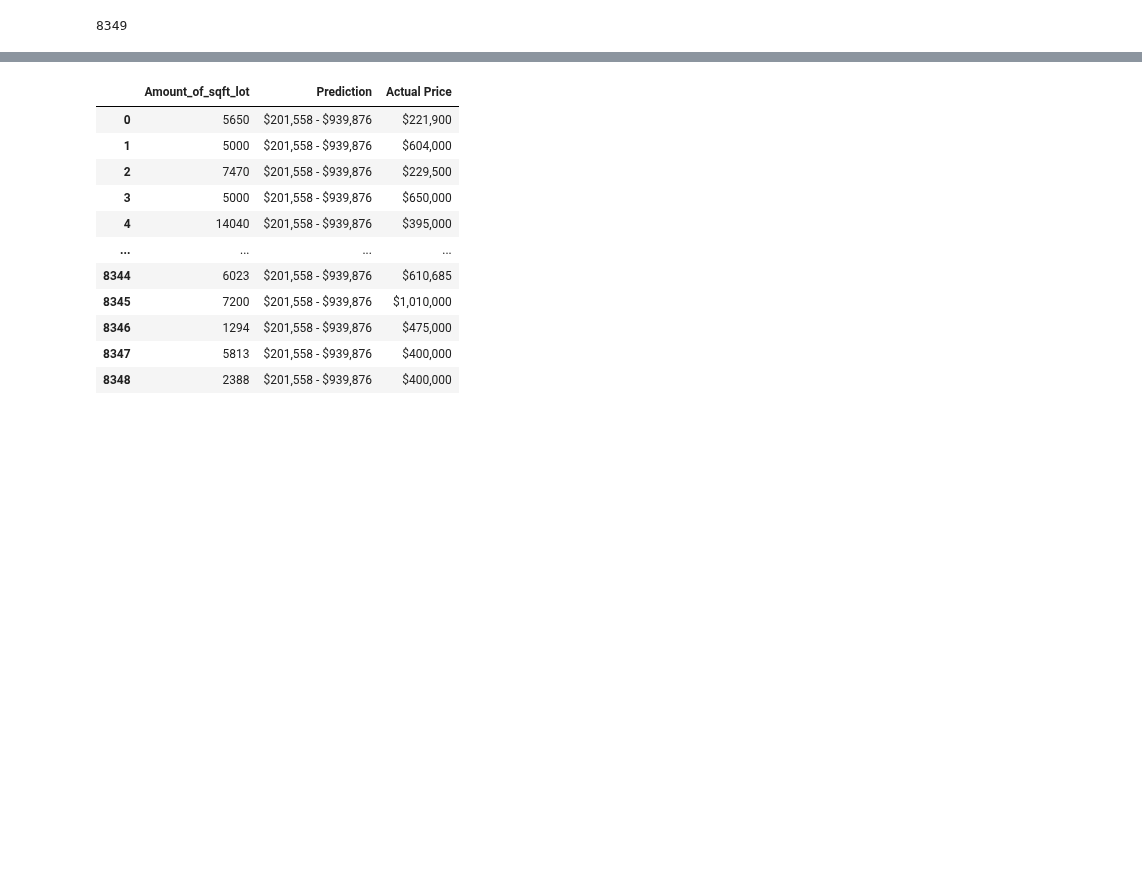
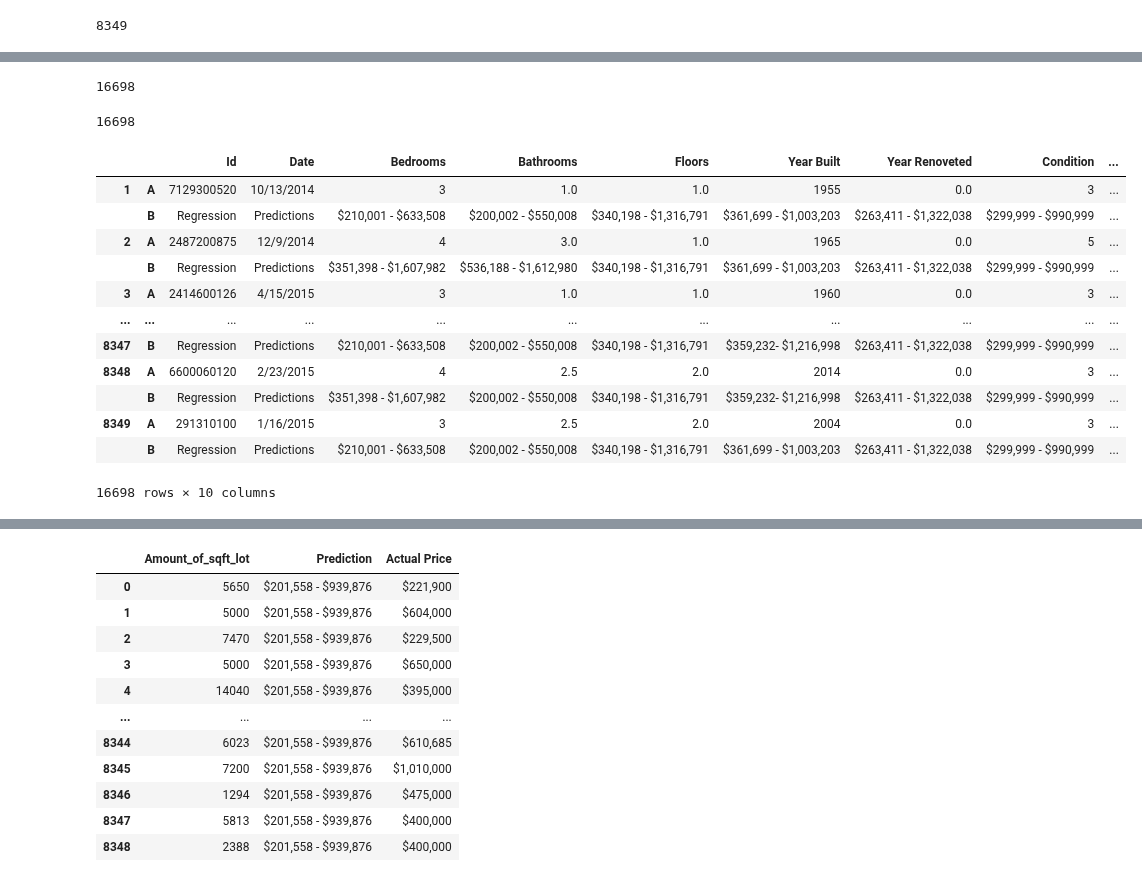
Before and after one commit to ruth-maker/file, a Jupyter notebook: King_County_Blueprint_Dataframes.ipynb, the cells around one changed output, grey strips where cells are left out. Drawn from its saved outputs; the diff is of its cells as text; code cells hidden in the pictures; blank space fills up the shorter version.

```diff
--- a/King_County_Blueprint_Dataframes.ipynb
+++ b/King_County_Blueprint_Dataframes.ipynb
@@ -197,0 +286,16 @@ house_info = pd.DataFrame({'Id':id,'Date':date,'Bedrooms':bedrooms, 'Bathrooms':
+# %%
+sqft_living1 = []
+for i in range(8349):
+    sqft_living1.append(sqft_living[i])
+    sqft_living1.append(East_prediction_sqft_living.Prediction[i])
+len(sqft_living1)
+# %% [output]
+16698
+# %%
+sqft_lot1 = []
+for i in range(8349):
+    sqft_lot1.append(sqft_lot[i])
+    sqft_lot1.append(East_prediction_sqft_lot.Prediction[i])
+len(sqft_lot1)
+# %% [output]
+16698
@@ -197,0 +320,16 @@ house_info = pd.DataFrame({'Id':id,'Date':date,'Bedrooms':bedrooms, 'Bathrooms':
+# %%
+house_info1
+# %% [output]
+|  |  | Id | Date | Bedrooms | Bathrooms | Floors | Year Built | Year Renoveted | Condition | ... |
+| 1 | A | 7129300520 | 10/13/2014 | 3 | 1.0 | 1.0 | 1955 | 0.0 | 3 | ... |
+|  | B | Regression | Predictions | $210,001 - $633,508 | $200,002 - $550,008 | $340,198 - $1,316,791 | $361,699 - $1,003,203 | $263,411 - $1,322,038 | $299,999 - $990,999 | ... |
+| 2 | A | 2487200875 | 12/9/2014 | 4 | 3.0 | 1.0 | 1965 | 0.0 | 5 | ... |
+|  | B | Regression | Predictions | $351,398 - $1,607,982 | $536,188 - $1,612,980 | $340,198 - $1,316,791 | $361,699 - $1,003,203 | $263,411 - $1,322,038 | $299,999 - $990,999 | ... |
+| 3 | A | 2414600126 | 4/15/2015 | 3 | 1.0 | 1.0 | 1960 | 0.0 | 3 | ... |
+| ... | ... | ... | ... | ... | ... | ... | ... | ... | ... | ... |
+| 8347 | B | Regression | Predictions | $210,001 - $633,508 | $200,002 - $550,008 | $340,198 - $1,316,791 | $359,232- $1,216,998 | $263,411 - $1,322,038 | $299,999 - $990,999 | ... |
+| 8348 | A | 6600060120 | 2/23/2015 | 4 | 2.5 | 2.0 | 2014 | 0.0 | 3 | ... |
+|  | B | Regression | Predictions | $351,398 - $1,607,982 | $200,002 - $550,008 | $340,198 - $1,316,791 | $359,232- $1,216,998 | $263,411 - $1,322,038 | $299,999 - $990,999 | ... |
+| 8349 | A | 291310100 | 1/16/2015 | 3 | 2.5 | 2.0 | 2004 | 0.0 | 3 | ... |
+|  | B | Regression | Predictions | $210,001 - $633,508 | $200,002 - $550,008 | $340,198 - $1,316,791 | $361,699 - $1,003,203 | $263,411 - $1,322,038 | $299,999 - $990,999 | ... |
+16698 rows × 10 columns
```
Also changed, not shown: parts of 33 cells of this notebook, 1 other file.
